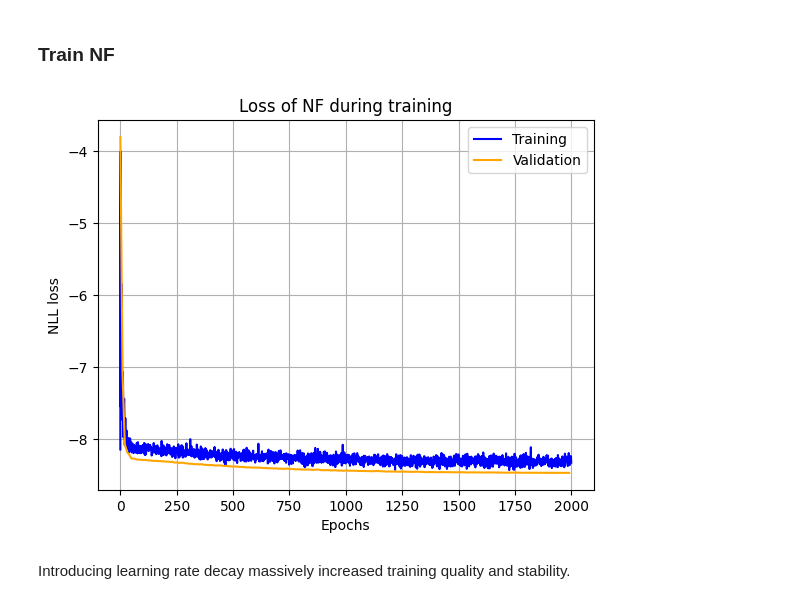
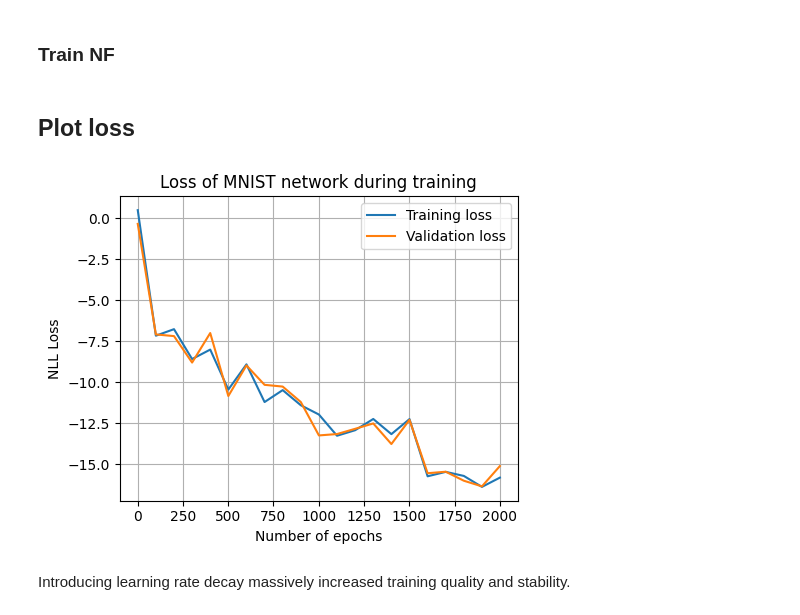
Before and after one commit to xiaoxiae/SurVAE-replication, a Jupyter notebook: sir.ipynb, the cells around one changed output. Drawn from its saved outputs; the diff is of its cells as text; code cells hidden in the pictures.

```diff
--- a/sir.ipynb
+++ b/sir.ipynb
@@ -223,18 +98,0 @@ log = train(
-# %%
-_y1 = log['loss_train']
-_x1 = np.arange(len(_y1))
-
-_y2 = log['loss_val']
-_x2 = np.arange(len(_y2)) * 10
-
-plt.plot(_x1, _y1, color='blue', label='Training')
-plt.plot(_x2, _y2, color='orange', label='Validation')
-
-plt.title('Loss of NF during training')
-plt.xlabel('Epochs')
-plt.ylabel('NLL loss')
-plt.legend(bbox_to_anchor=(1, 1))
-plt.grid()
-plt.show()
-# %% [output]
-[figure, removed]
@@ -240,0 +115,24 @@ plt.show()
+# %% [markdown]
+## Plot loss
+# %%
+times = list(train_log.keys())
+loss_train = [m.training_loss for m in train_log.values()]
+loss_test = [m.testing_loss for m in train_log.values()]
+sigmas = [m.sigma for m in train_log.values()]
+# %%
+plt.figure(figsize=(5, 4))
+
+plt.plot(times, loss_train, label='Training loss')
+plt.plot(times, loss_test, label='Validation loss')
+
+plt.title('Loss of MNIST network during training')
+plt.xlabel('Number of epochs')
+plt.ylabel('NLL Loss')
+
+plt.grid()
+# plt.ylim(0, 1e7)
+plt.legend()
+plt.tight_layout()
+plt.show()
+# %% [output]
+[figure, added]
```
Also changed, not shown: parts of 73 cells of this notebook, 48 other files.
